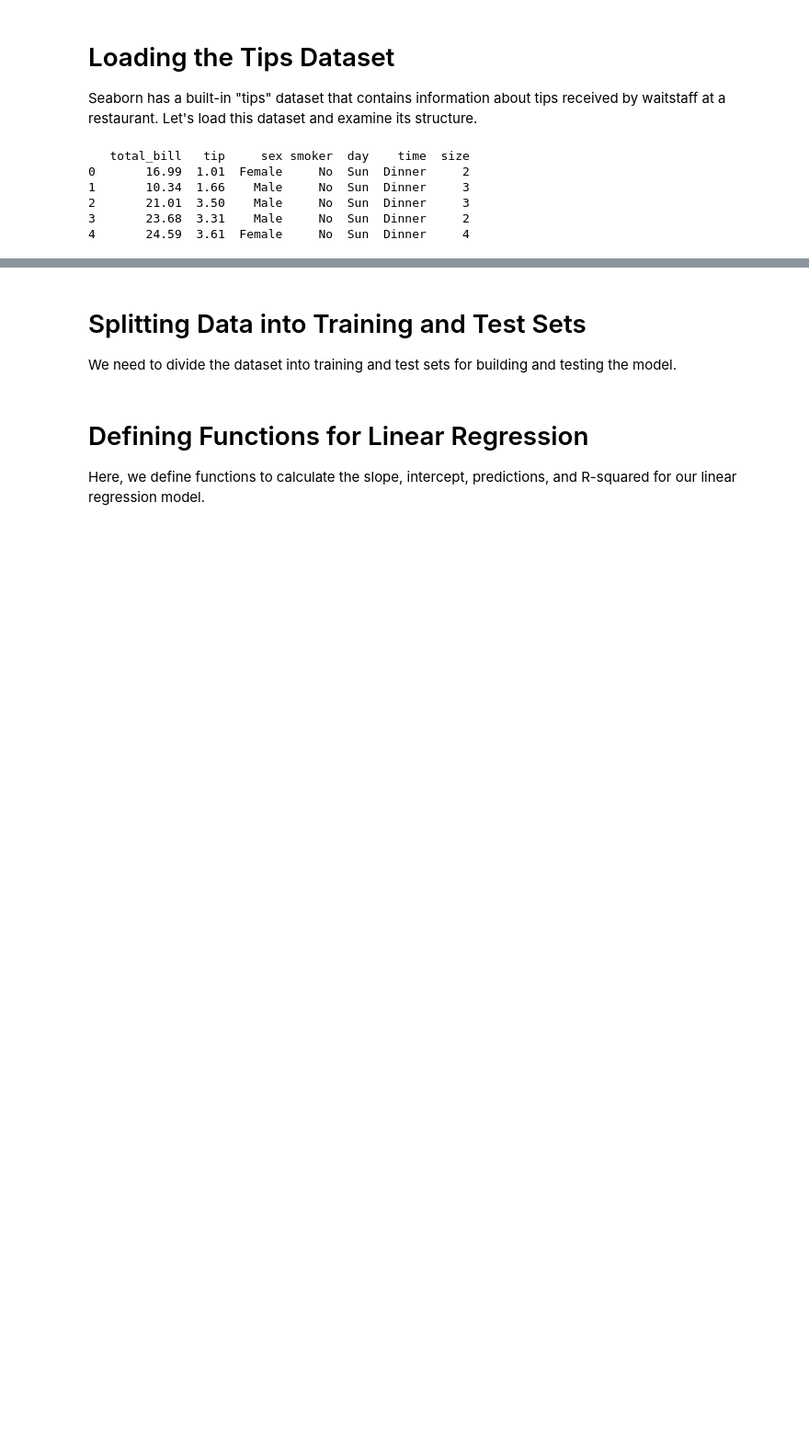
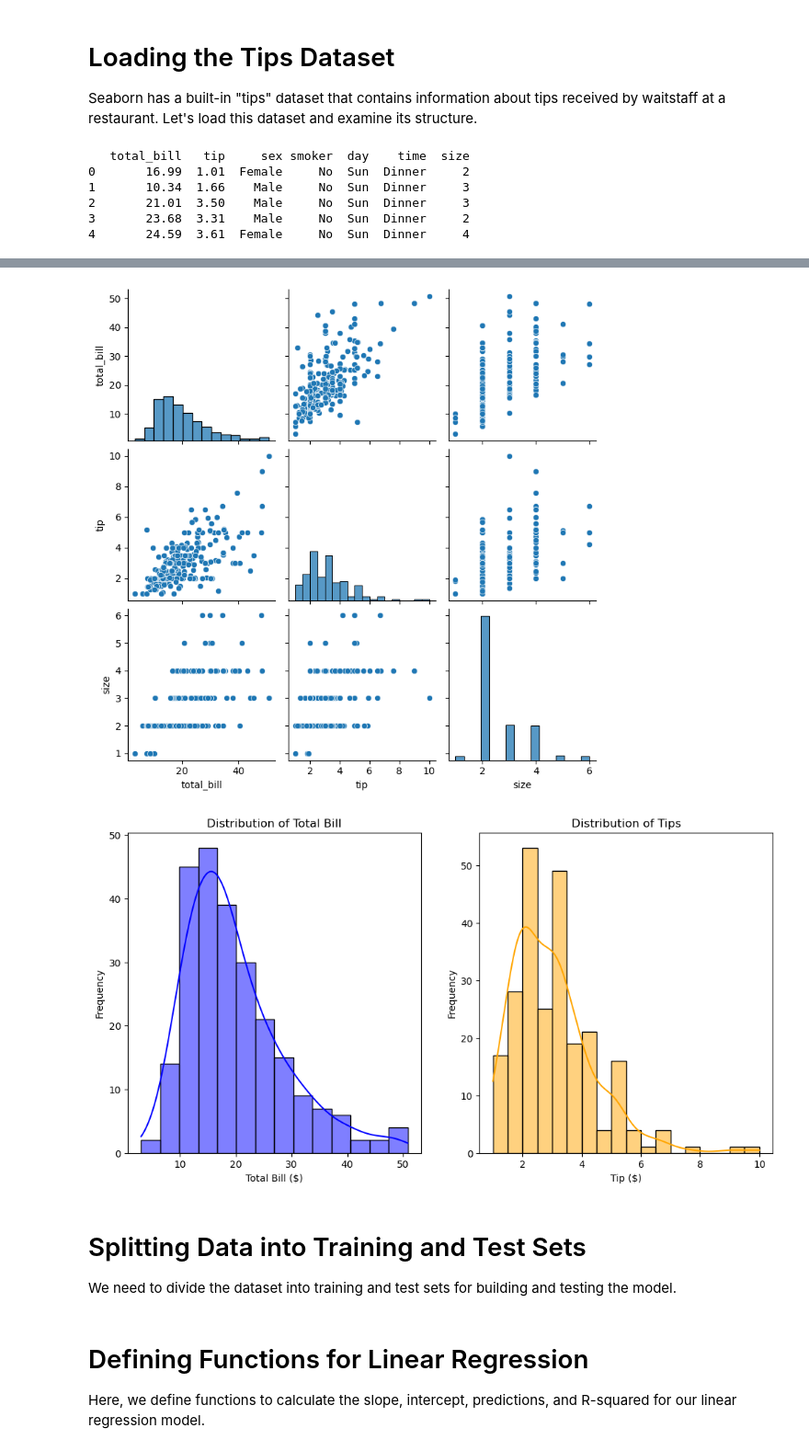
Before and after one commit to Vikram729/INDE577_DS_ML, a Jupyter notebook: Supervised Learning/01-linear_regression/01-Linear_regression.ipynb, the cells around one changed output, grey strips where cells are left out. Shown: that part at 92% size. Saved outputs shown, nothing was run; the diff lists cells and outputs as text; code cells hidden in the pictures; blank space fills up the shorter version.

```diff
--- a/Supervised Learning/01-linear_regression/01-Linear_regression.ipynb
+++ b/Supervised Learning/01-linear_regression/01-Linear_regression.ipynb
@@ -35,3 +33,25 @@ y = tips_df['tip']  # The target variable to predict
+# %%
+# Pairplot to visualize relationships between features
+sns.pairplot(tips_df)
+plt.show()
+
+# Distribution of total_bill and tip
+plt.figure(figsize=(12, 6))
+plt.subplot(1, 2, 1)
+sns.histplot(tips_df['total_bill'], kde=True, color='b')
+plt.title("Distribution of Total Bill")
+plt.xlabel("Total Bill ($)")
+plt.ylabel("Frequency")
+
+plt.subplot(1, 2, 2)
+sns.histplot(tips_df['tip'], kde=True, color='orange')
+plt.title("Distribution of Tips")
+plt.xlabel("Tip ($)")
+plt.ylabel("Frequency")
+plt.show()
+# %% [output]
+[figure, added]
+[figure, added]
 # %% [markdown]
 # Splitting Data into Training and Test Sets
 We need to divide the dataset into training and test sets for building and testing the model.
```
Also changed, not shown: parts of 5 cells of this notebook, 3 other files.
